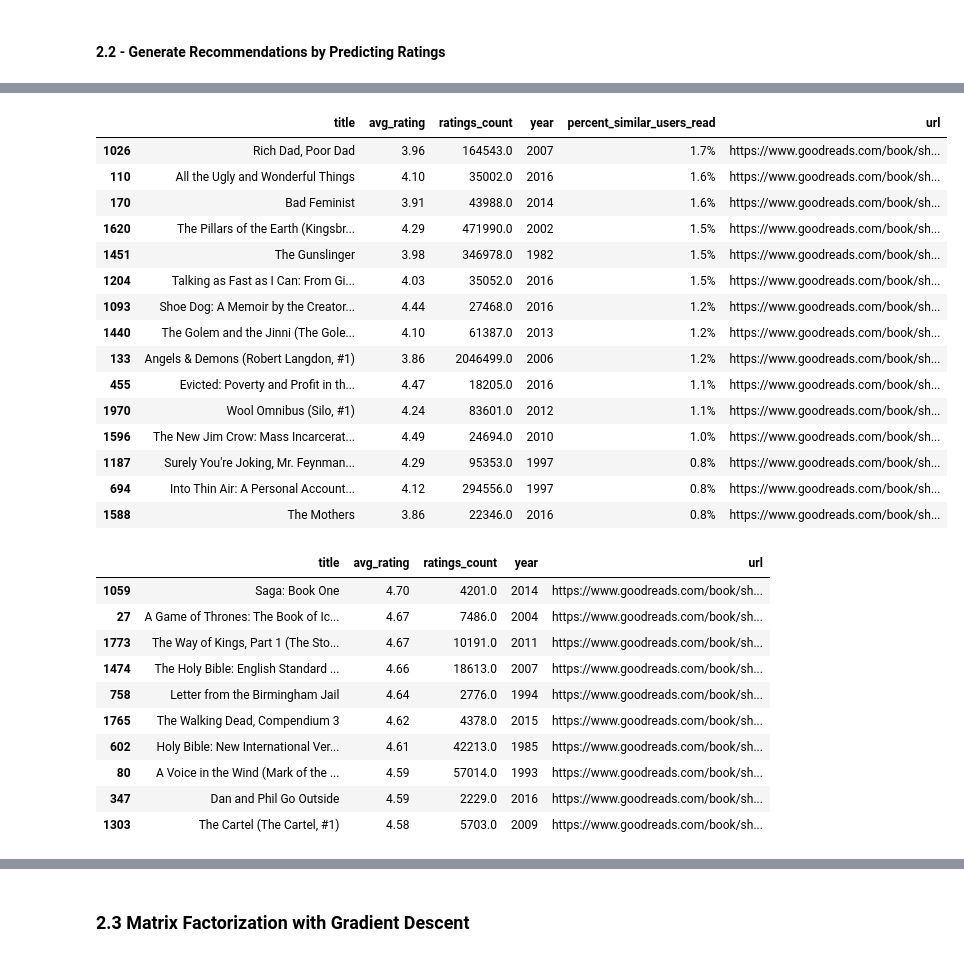
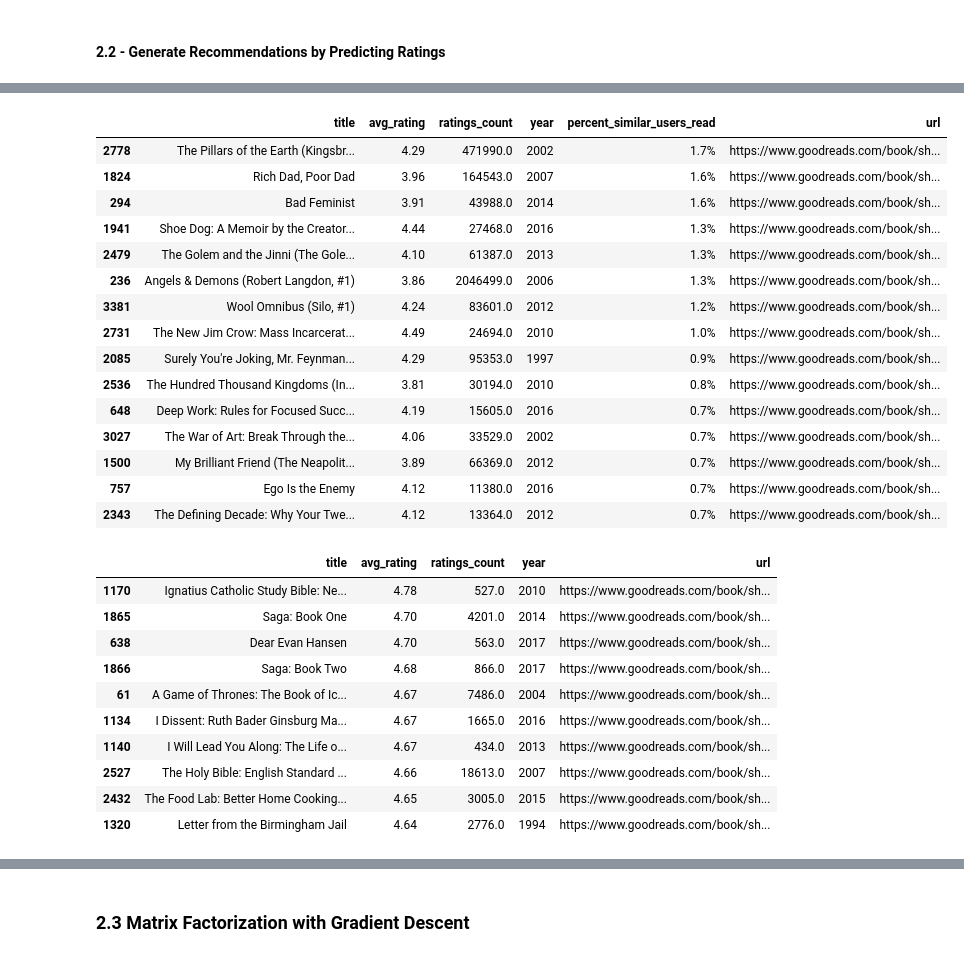
Before and after one commit to mraottth/projects, a Jupyter notebook: Goodreads Book Recommender/02_book_recommender.ipynb, the cells around one changed output, grey strips where cells are left out. Drawn from its saved outputs; the diff is of its cells as text; code cells hidden in the pictures.

```diff
--- a/Goodreads Book Recommender/02_book_recommender.ipynb
+++ b/Goodreads Book Recommender/02_book_recommender.ipynb
@@ -47,7 +47,7 @@ df_inferred_genres = pd.read_csv(wd + "/data/inferred_genres.csv")
 genre_descriptors = pd.read_csv(wd + "/data/inferred_genre_top_words.csv")
 
 # Join genres to books
-df_books = pd.merge(df_books, df_inferred_genres.drop(columns="title"), how="left", on="book_id")
+df_books = pd.merge(df_books, df_inferred_genres, how="left", on="book_id")
 
 # Filter out kids books
 df_books = df_books[df_books.loc[:,"children":"comic"].sum(axis=1) < 2]
@@ -173,8 +173,10 @@ def find_neighbors(n_neighbors, target_user, ratings_df, ind_books, books):
     # Filter out later volumes in series using regex pattern
     regex1 = r"#([2-9]|[1-9]\d+)"
     regex2 = r"Vol. ([0-9]|[1-9]\d+)"
+    regex3 = r"Volume ([0-9]|[1-9]\d+)"
     neighbor_user_ratings = neighbor_user_ratings[~neighbor_user_ratings["title"].str.contains(regex1)]
     neighbor_user_ratings = neighbor_user_ratings[~neighbor_user_ratings["title"].str.contains(regex2)]
+    neighbor_user_ratings = neighbor_user_ratings[~neighbor_user_ratings["title"].str.contains(regex3)]
     neighbor_user_ratings = neighbor_user_ratings[~neighbor_user_ratings["title"].str.contains("#1-")]
 
     # View target user's ratings
@@ -554,40 +589,40 @@ plot_top_genres(svd_neighborhood_ratings, target_user_ratings)
 # %%
 # View most popular books among neighbors
-popular_recs = neighbors_most_popular(svd_neighborhood_ratings, 50, min_ratings=2000, write_to_excel=False)
+popular_recs = neighbors_most_popular(svd_neighborhood_ratings, 50, min_ratings=400, write_to_excel=False)
 popular_recs.head(15)
 # %% [output]
 |  | title | avg_rating | ratings_count | year | percent_similar_users_read | url |
-| 1026 | Rich Dad, Poor Dad | 3.96 | 164543.0 | 2007 | 1.7% | https://www.goodreads.com/book/sh... |
-| 110 | All the Ugly and Wonderful Things | 4.10 | 35002.0 | 2016 | 1.6% | https://www.goodreads.com/book/sh... |
-| 170 | Bad Feminist | 3.91 | 43988.0 | 2014 | 1.6% | https://www.goodreads.com/book/sh... |
-| 1620 | The Pillars of the Earth (Kingsbr... | 4.29 | 471990.0 | 2002 | 1.5% | https://www.goodreads.com/book/sh... |
-| 1451 | The Gunslinger | 3.98 | 346978.0 | 1982 | 1.5% | https://www.goodreads.com/book/sh... |
-| 1204 | Talking as Fast as I Can: From Gi... | 4.03 | 35052.0 | 2016 | 1.5% | https://www.goodreads.com/book/sh... |
-| 1093 | Shoe Dog: A Memoir by the Creator... | 4.44 | 27468.0 | 2016 | 1.2% | https://www.goodreads.com/book/sh... |
-| 1440 | The Golem and the Jinni (The Gole... | 4.10 | 61387.0 | 2013 | 1.2% | https://www.goodreads.com/book/sh... |
-| 133 | Angels & Demons (Robert Langdon, #1) | 3.86 | 2046499.0 | 2006 | 1.2% | https://www.goodreads.com/book/sh... |
-| 455 | Evicted: Poverty and Profit in th... | 4.47 | 18205.0 | 2016 | 1.1% | https://www.goodreads.com/book/sh... |
-| 1970 | Wool Omnibus (Silo, #1) | 4.24 | 83601.0 | 2012 | 1.1% | https://www.goodreads.com/book/sh... |
-| 1596 | The New Jim Crow: Mass Incarcerat... | 4.49 | 24694.0 | 2010 | 1.0% | https://www.goodreads.com/book/sh... |
-| 1187 | Surely You're Joking, Mr. Feynman... | 4.29 | 95353.0 | 1997 | 0.8% | https://www.goodreads.com/book/sh... |
-| 694 | Into Thin Air: A Personal Account... | 4.12 | 294556.0 | 1997 | 0.8% | https://www.goodreads.com/book/sh... |
-| 1588 | The Mothers | 3.86 | 22346.0 | 2016 | 0.8% | https://www.goodreads.com/book/sh... |
+| 2778 | The Pillars of the Earth (Kingsbr... | 4.29 | 471990.0 | 2002 | 1.7% | https://www.goodreads.com/book/sh... |
+| 1824 | Rich Dad, Poor Dad | 3.96 | 164543.0 | 2007 | 1.6% | https://www.goodreads.com/book/sh... |
+| 294 | Bad Feminist | 3.91 | 43988.0 | 2014 | 1.6% | https://www.goodreads.com/book/sh... |
+| 1941 | Shoe Dog: A Memoir by the Creator... | 4.44 | 27468.0 | 2016 | 1.3% | https://www.goodreads.com/book/sh... |
+| 2479 | The Golem and the Jinni (The Gole... | 4.10 | 61387.0 | 2013 | 1.3% | https://www.goodreads.com/book/sh... |
+| 236 | Angels & Demons (Robert Langdon, #1) | 3.86 | 2046499.0 | 2006 | 1.3% | https://www.goodreads.com/book/sh... |
+| 3381 | Wool Omnibus (Silo, #1) | 4.24 | 83601.0 | 2012 | 1.2% | https://www.goodreads.com/book/sh... |
+| 2731 | The New Jim Crow: Mass Incarcerat... | 4.49 | 24694.0 | 2010 | 1.0% | https://www.goodreads.com/book/sh... |
+| 2085 | Surely You're Joking, Mr. Feynman... | 4.29 | 95353.0 | 1997 | 0.9% | https://www.goodreads.com/book/sh... |
+| 2536 | The Hundred Thousand Kingdoms (In... | 3.81 | 30194.0 | 2010 | 0.8% | https://www.goodreads.com/book/sh... |
+| 648 | Deep Work: Rules for Focused Succ... | 4.19 | 15605.0 | 2016 | 0.7% | https://www.goodreads.com/book/sh... |
+| 3027 | The War of Art: Break Through the... | 4.06 | 33529.0 | 2002 | 0.7% | https://www.goodreads.com/book/sh... |
+| 1500 | My Brilliant Friend (The Neapolit... | 3.89 | 66369.0 | 2012 | 0.7% | https://www.goodreads.com/book/sh... |
+| 757 | Ego Is the Enemy | 4.12 | 11380.0 | 2016 | 0.7% | https://www.goodreads.com/book/sh... |
+| 2343 | The Defining Decade: Why Your Twe... | 4.12 | 13364.0 | 2012 | 0.7% | https://www.goodreads.com/book/sh... |
 # %%
 # Highest rated books among similar readers
-top_rated = neighbors_top_rated(svd_neighborhood_ratings, min_ratings=2000, write_to_excel=False)
+top_rated = neighbors_top_rated(svd_neighborhood_ratings, min_ratings=400, write_to_excel=False)
 top_rated.head(15)
 # %% [output]
 |  | title | avg_rating | ratings_count | year | url |
-| 1059 | Saga: Book One | 4.70 | 4201.0 | 2014 | https://www.goodreads.com/book/sh... |
-| 27 | A Game of Thrones: The Book of Ic... | 4.67 | 7486.0 | 2004 | https://www.goodreads.com/book/sh... |
-| 1773 | The Way of Kings, Part 1 (The Sto... | 4.67 | 10191.0 | 2011 | https://www.goodreads.com/book/sh... |
-| 1474 | The Holy Bible: English Standard ... | 4.66 | 18613.0 | 2007 | https://www.goodreads.com/book/sh... |
-| 758 | Letter from the Birmingham Jail | 4.64 | 2776.0 | 1994 | https://www.goodreads.com/book/sh... |
-| 1765 | The Walking Dead, Compendium 3 | 4.62 | 4378.0 | 2015 | https://www.goodreads.com/book/sh... |
-| 602 | Holy Bible: New International Ver... | 4.61 | 42213.0 | 1985 | https://www.goodreads.com/book/sh... |
-| 80 | A Voice in the Wind (Mark of the ... | 4.59 | 57014.0 | 1993 | https://www.goodreads.com/book/sh... |
-| 347 | Dan and Phil Go Outside | 4.59 | 2229.0 | 2016 | https://www.goodreads.com/book/sh... |
-| 1303 | The Cartel (The Cartel, #1) | 4.58 | 5703.0 | 2009 | https://www.goodreads.com/book/sh... |
+| 1170 | Ignatius Catholic Study Bible: Ne... | 4.78 | 527.0 | 2010 | https://www.goodreads.com/book/sh... |
+| 1865 | Saga: Book One | 4.70 | 4201.0 | 2014 | https://www.goodreads.com/book/sh... |
+| 638 | Dear Evan Hansen | 4.70 | 563.0 | 2017 | https://www.goodreads.com/book/sh... |
+| 1866 | Saga: Book Two | 4.68 | 866.0 | 2017 | https://www.goodreads.com/book/sh... |
+| 61 | A Game of Thrones: The Book of Ic... | 4.67 | 7486.0 | 2004 | https://www.goodreads.com/book/sh... |
+| 1134 | I Dissent: Ruth Bader Ginsburg Ma... | 4.67 | 1665.0 | 2016 | https://www.goodreads.com/book/sh... |
+| 1140 | I Will Lead You Along: The Life o... | 4.67 | 434.0 | 2013 | https://www.goodreads.com/book/sh... |
+| 2527 | The Holy Bible: English Standard ... | 4.66 | 18613.0 | 2007 | https://www.goodreads.com/book/sh... |
+| 2432 | The Food Lab: Better Home Cooking... | 4.65 | 3005.0 | 2015 | https://www.goodreads.com/book/sh... |
+| 1320 | Letter from the Birmingham Jail | 4.64 | 2776.0 | 1994 | https://www.goodreads.com/book/sh... |
 # %%
 # Highest rated books by each of the top genres
 show_top_recs_by_genre(
```
Also changed, not shown: parts of 15 cells of this notebook, 4 other files.
